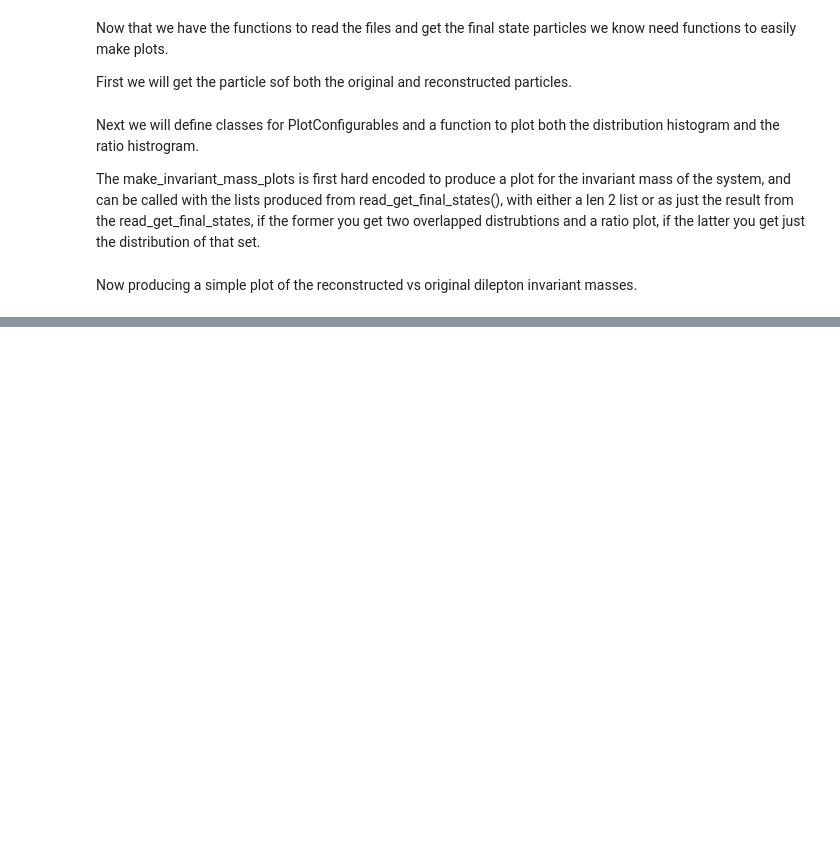
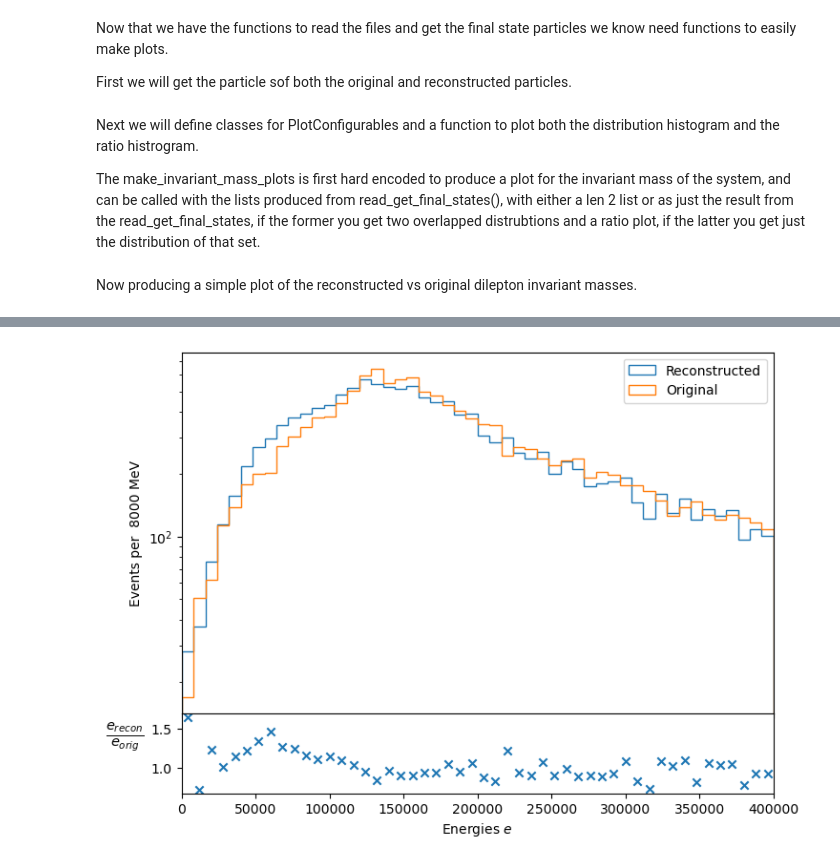
Before and after one commit to jackgoodsall/baler, a Jupyter notebook: HEPMCArea/Notebooks/final_state_plots.ipynb, the cells around one changed output, grey strips where cells are left out. Cells and saved outputs as stored; diff of their text form; code cells hidden in the pictures; blank space fills up the shorter version.

```diff
--- a/HEPMCArea/Notebooks/final_state_plots.ipynb
+++ b/HEPMCArea/Notebooks/final_state_plots.ipynb
@@ -259,0 +289,11 @@ make_invariant_mass_plots([reconstructed_particles, original_particles], hist_co
+# %%
+energy_config = HistConfigurations(r"Energies $e$",  r"Energy $e$ MeV", "",
+                                           legend = True, range = (0, 400_000),
+                                           label = "Reconstructed", label_two = "Original",
+                                           bins = 50,
+
+                                           ratio_y_label = r"$\frac{e_{recon}}{e_{orig}}$")
+
+make_distribution_plots([reconstructed_particles, original_particles], calc_energy, energy_config)
+# %% [output]
+[figure, added]
```
Also changed, not shown: parts of 3 cells of this notebook.
